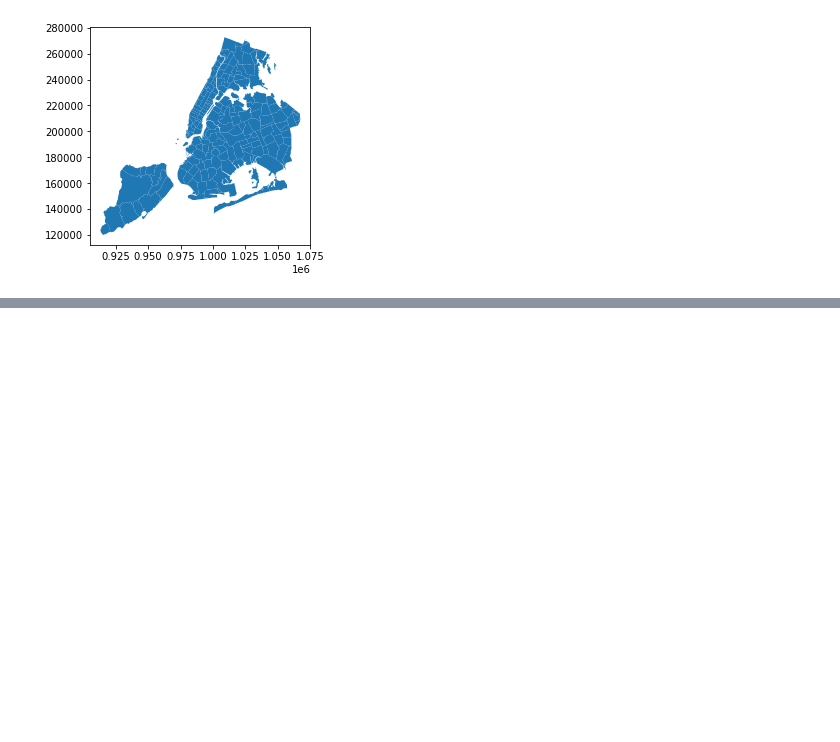
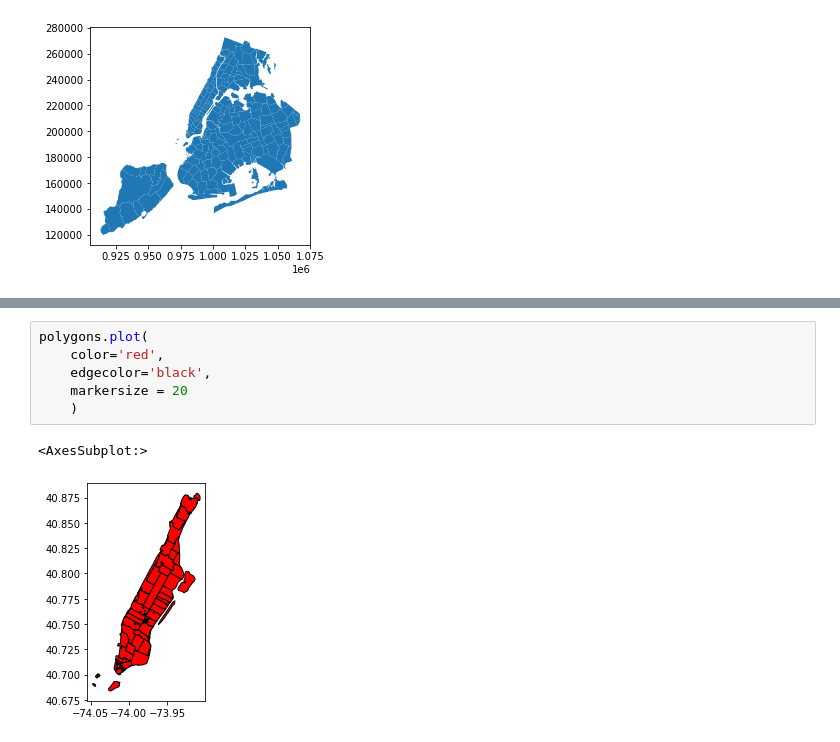
Before and after one commit to Sarang-Pramode/Analyzing_NYC_Citibike, a Jupyter notebook: Analyzing_High_Risk_Zones.ipynb, the cells around one changed output, grey strips where cells are left out. Cells and saved outputs as stored; diff of their text form; blank space fills up the shorter version.

```diff
--- a/Analyzing_High_Risk_Zones.ipynb
+++ b/Analyzing_High_Risk_Zones.ipynb
@@ -295,0 +372,9 @@ nyc_zipcodes_gdf.plot()
+# %%
+polygons.plot(
+    color='red',
+    edgecolor='black',
+    markersize = 20
+    )
+# %% [output]
+<AxesSubplot:>
+[figure, added]
```
Also changed, not shown: parts of 25 cells of this notebook, 1 other file.
